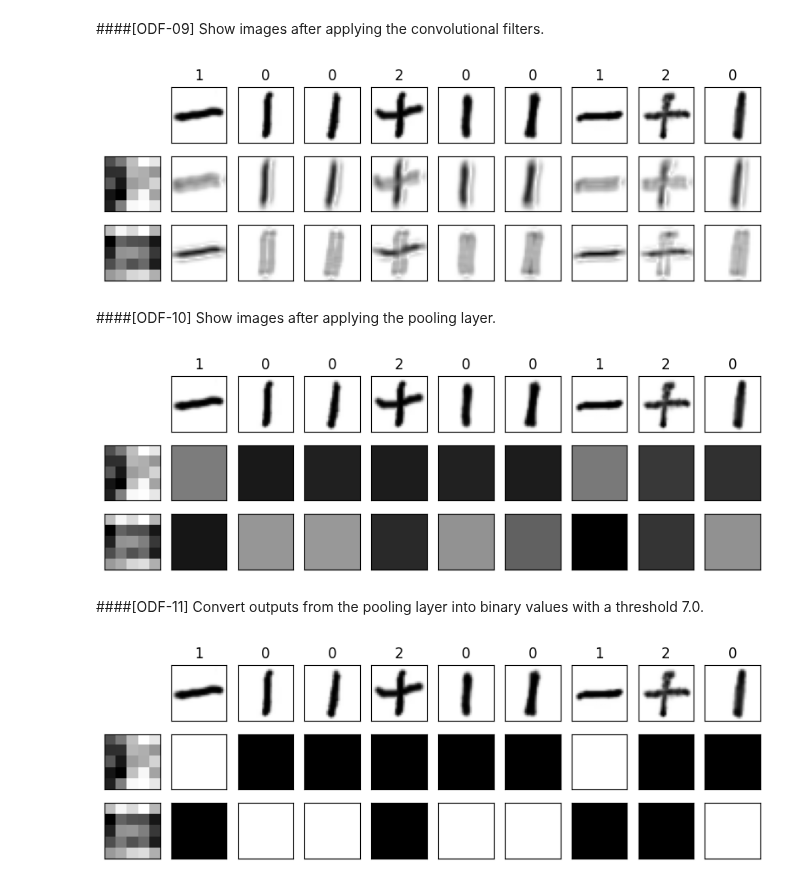
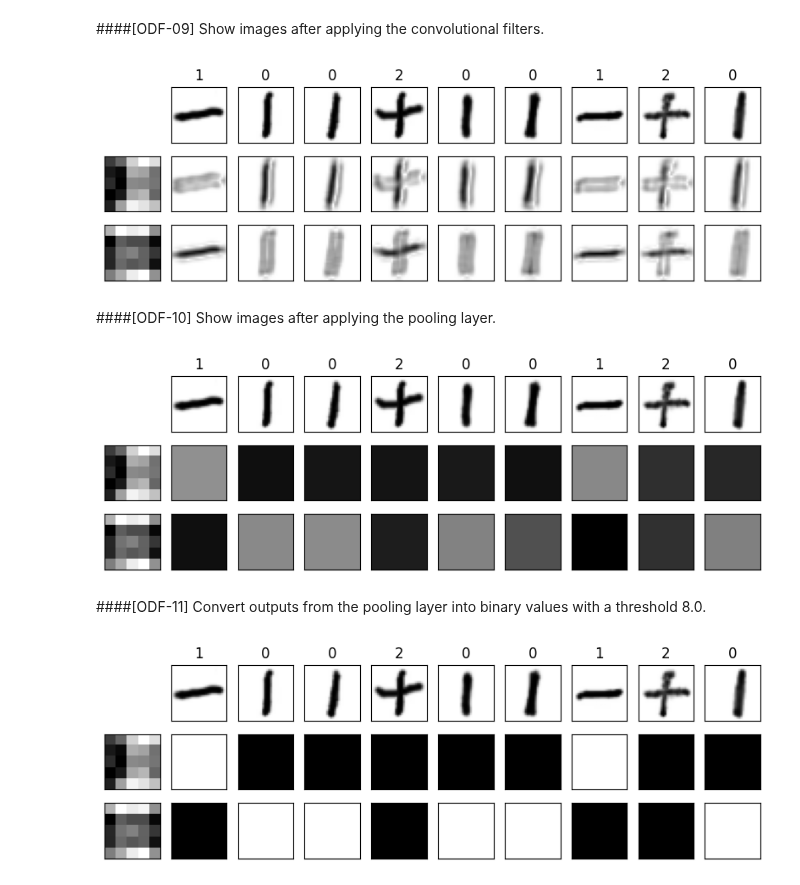
Before and after one commit to enakai00/colab_tfbook, a Jupyter notebook: Chapter04/3. ORENIST dynamic filter classification.ipynb, the cells around one changed output. Cells and saved outputs as stored; diff of their text form; code cells hidden in the pictures.

```diff
--- a/Chapter04/3. ORENIST dynamic filter classification.ipynb
+++ b/Chapter04/3. ORENIST dynamic filter classification.ipynb
@@ -79,6 +79,6 @@ model.compile(optimizer='adam',
 Train the model.
 # %%
 %%time
-history = model.fit(images, labels,
-                    batch_size=len(images), epochs=2000, verbose=0)
+images_tiled, labels_tiled = np.tile(images, (400, 1)), np.tile(labels, (400, 1))
+history = model.fit(images_tiled, labels_tiled, batch_size=len(images), epochs=10)
 # %% [output]
@@ -142,7 +147,7 @@ for i in range(9):
     subplot.imshow(conv_output[i,:,:,1],
                    vmin=0, vmax=v_max, cmap=plt.cm.gray_r)
 # %% [output]
-[figure, old version]
+[figure, new version]
 # %% [markdown]
 ####[ODF-10]
 Show images after applying the pooling layer.
@@ -177,38 +182,38 @@ for i in range(9):
     subplot.imshow(pool_output[i, :, :, 1],
                    vmin=0, vmax=v_max, cmap=plt.cm.gray_r)
 # %% [output]
-[figure, old version]
+[figure, new version]
 # %% [markdown]
 ####[ODF-11]
-Convert outputs from the pooling layer into binary values with a threshold 7.0.
+Convert outputs from the pooling layer into binary values with a threshold 8.0.
 # %%
 fig = plt.figure(figsize=(10, 3))
-bin_index = np.sign(pool_output-7.0)
+bin_index = np.sign(pool_output-8.0)
 
 for i in range(2):
     subplot = fig.add_subplot(3, 10, 10*(i+1)+1)
     subplot.set_xticks([])
     subplot.set_yticks([])
     subplot.imshow(filter_vals[:, :, 0, i], cmap=plt.cm.gray_r)
 
 for i in range(9):
     subplot = fig.add_subplot(3, 10, i+2)
     subplot.set_xticks([])
     subplot.set_yticks([])
     subplot.set_title(np.argmax(labels[i]))
     subplot.imshow(images[i].reshape((28, 28)),
                    vmin=0, vmax=1, cmap=plt.cm.gray_r)
 
     subplot = fig.add_subplot(3, 10, 10+i+2)
     subplot.set_xticks([])
     subplot.set_yticks([])
     subplot.imshow(bin_index[i, :, :, 0],
                    vmin=-1, vmax=1, cmap=plt.cm.gray_r)
 
     subplot = fig.add_subplot(3, 10, 20+i+2)
     subplot.set_xticks([])
     subplot.set_yticks([])
     subplot.imshow(bin_index[i, :, :, 1],
                    vmin=-1, vmax=1, cmap=plt.cm.gray_r)
 # %% [output]
-[figure, old version]
+[figure, new version]
```
Also changed, not shown: parts of 6 cells of this notebook.
